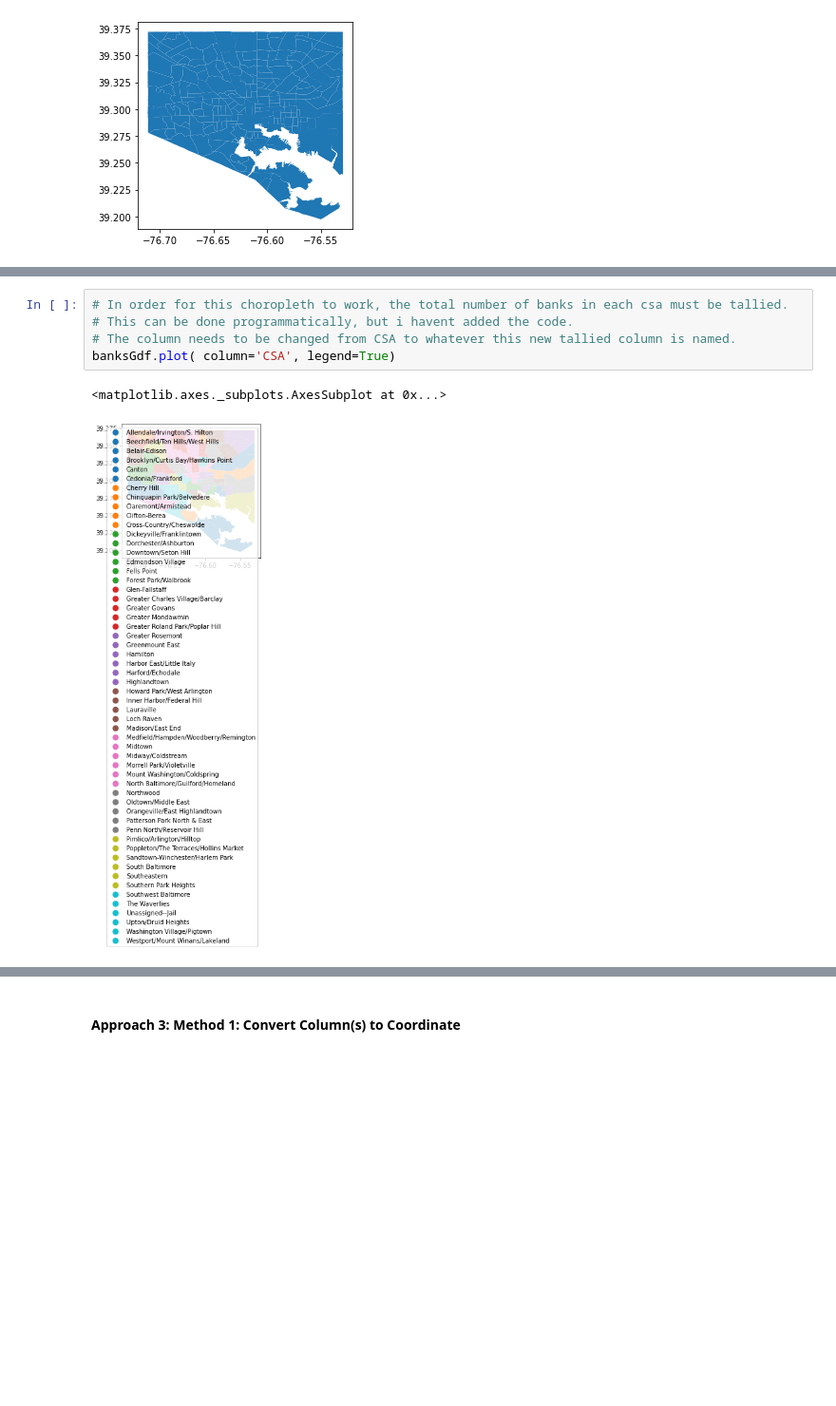
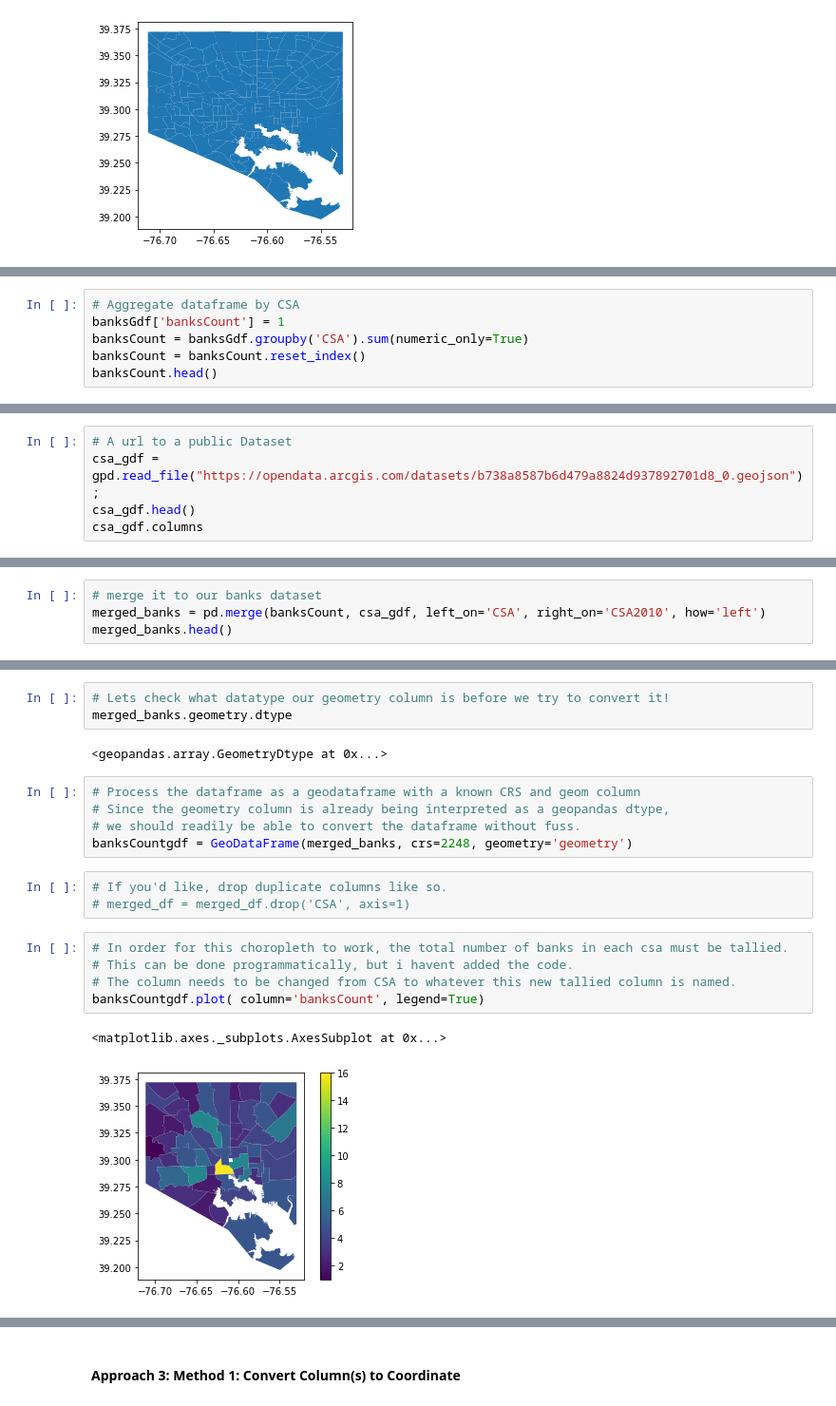
Before and after one commit to karpatic/dataplay, a Jupyter notebook: notebooks/03_Map_Basics_Intake_and_Operations.ipynb, the cells around one changed output, grey strips where cells are left out. Shown at 95% size. Cells and saved outputs as stored; diff of their text form; blank space fills up the shorter version.

```diff
--- a/notebooks/03_Map_Basics_Intake_and_Operations.ipynb
+++ b/notebooks/03_Map_Basics_Intake_and_Operations.ipynb
@@ -407,0 +435,6 @@ banksGdf.head()
+# %%
+# Aggregate dataframe by CSA
+banksGdf['banksCount'] = 1
+banksCount = banksGdf.groupby('CSA').sum(numeric_only=True)
+banksCount = banksCount.reset_index()
+banksCount.head()
@@ -407,0 +450,5 @@ banksGdf.head()
+# %%
+# A url to a public Dataset
+csa_gdf = gpd.read_file("https://opendata.arcgis.com/datasets/b738a8587b6d479a8824d937892701d8_0.geojson");
+csa_gdf.head()
+csa_gdf.columns
@@ -407,0 +469,4 @@ banksGdf.head()
+# %%
+# merge it to our banks dataset
+merged_banks = pd.merge(banksCount, csa_gdf, left_on='CSA', right_on='CSA2010', how='left')
+merged_banks.head()
@@ -408,8 +480,21 @@ banksGdf.head()
+# %%
+# Lets check what datatype our geometry column is before we try to convert it!
+merged_banks.geometry.dtype
+# %% [output]
+<geopandas.array.GeometryDtype at 0x...>
+# %%
+# Process the dataframe as a geodataframe with a known CRS and geom column
+# Since the geometry column is already being interpreted as a geopandas dtype,
+# we should readily be able to convert the dataframe without fuss.
+banksCountgdf = GeoDataFrame(merged_banks, crs=2248, geometry='geometry')
+# %%
+# If you'd like, drop duplicate columns like so.
+# merged_df = merged_df.drop('CSA', axis=1)
 # %%
 # In order for this choropleth to work, the total number of banks in each csa must be tallied.
 # This can be done programmatically, but i havent added the code.
 # The column needs to be changed from CSA to whatever this new tallied column is named.
-banksGdf.plot( column='CSA', legend=True)
+banksCountgdf.plot( column='banksCount', legend=True)
 # %% [output]
 <matplotlib.axes._subplots.AxesSubplot at 0x...>
-[figure, old version]
+[figure, new version]
```
Also changed, not shown: parts of 73 cells of this notebook, 18 other files.
